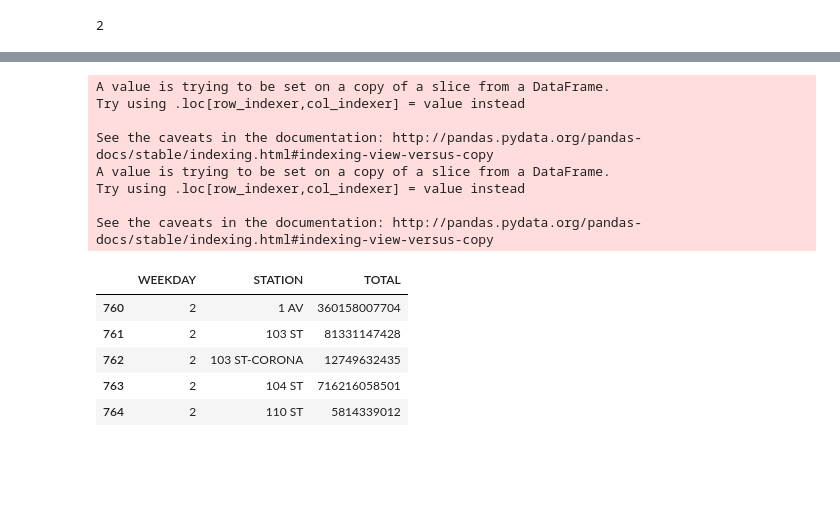
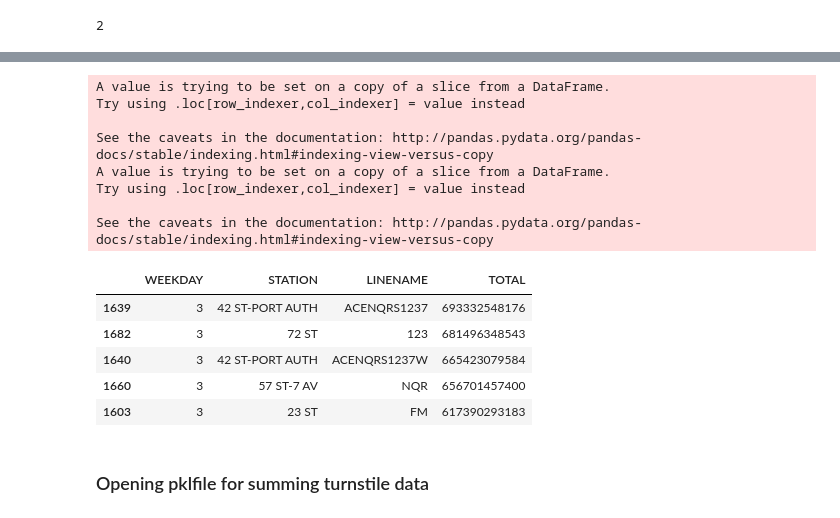
Before and after one commit to 1fmusic/MTABenson_metis, a Jupyter notebook: Project1_dfs_chris.ipynb, the cells around one changed output, grey strips where cells are left out. Cells and saved outputs as stored; diff of their text form; code cells hidden in the pictures; blank space fills up the shorter version.

```diff
--- a/Project1_dfs_chris.ipynb
+++ b/Project1_dfs_chris.ipynb
@@ -211,7 +189,7 @@ turnstile_df[(turnstile_df['LINENAME'] == 'FQ') & (turnstile_df['STATION'] == 'W
 | 2957623 | G015 | R312 | 01-06-01 | W 8 ST-AQUARIUM | FQ | BMT | 06/23/2017 | 20:00:00 | REGULAR | 450577 | 122878 | ... |
 5386 rows × 12 columns
 # %%
-turnstile_extract_data_df = turnstile_df[['DATE', 'STATION', 'SCP', 'TOTAL']]
+turnstile_extract_data_df = turnstile_df[['DATE', 'STATION', 'SCP', 'TOTAL', 'LINENAME']]
 # %%
 def find_busiest_stations(number, turnstile_df):
     """
@@ -424,29 +396,31 @@ turnstile_df.head()
 | 4 | A002 | R051 | 02-00-00 | 59 ST | NQR456 | BMT | 04/30/2016 | 16:00:00 | REGULAR | 5640454 | 1910197 | ... |
 # %%
 from datetime import datetime
-date = '09/20/2017'
+date = '09/21/2017'
 def select_stations(date, number_of_stations, turnstile_df):
     desired_date = datetime.strptime(date, '%m/%d/%Y').weekday()
-    turnstile_extract_data_df = turnstile_df[['DATE', 'STATION', 'SCP', 'TOTAL']]
+    turnstile_extract_data_df = turnstile_df[['DATE', 'STATION', 'SCP', 'TOTAL', 'LINENAME']]
     turnstile_extract_data_df['DATE'] = pd.to_datetime(turnstile_extract_data_df['DATE'], format='%m/%d/%Y')
     turnstile_extract_data_df['WEEKDAY'] = turnstile_extract_data_df['DATE'].dt.dayofweek
     sorted_df = turnstile_extract_data_df.sort_values(['WEEKDAY', 'TOTAL'], ascending=[True,False])
-    grouped_df = sorted_df.groupby(['WEEKDAY', 'STATION']).sum().reset_index()
+    grouped_df = sorted_df.groupby(['WEEKDAY', 'STATION', 'LINENAME']).sum().reset_index().sort_values(['TOTAL'], ascending=False)
     return grouped_df[grouped_df['WEEKDAY']==desired_date].iloc[:number_of_stations]
 
 select_stations(date, 5, turnstile_df)
 # %% [output]
 A value is trying to be set on a copy of a slice from a DataFrame.
 Try using .loc[row_indexer,col_indexer] = value instead
 
 See the caveats in the documentation: http://pandas.pydata.org/pandas-docs/stable/indexing.html#indexing-view-versus-copy
 A value is trying to be set on a copy of a slice from a DataFrame.
 Try using .loc[row_indexer,col_indexer] = value instead
 
 See the caveats in the documentation: http://pandas.pydata.org/pandas-docs/stable/indexing.html#indexing-view-versus-copy
-|  | WEEKDAY | STATION | TOTAL |
-| 760 | 2 | 1 AV | 360158007704 |
-| 761 | 2 | 103 ST | 81331147428 |
-| 762 | 2 | 103 ST-CORONA | 12749632435 |
-| 763 | 2 | 104 ST | 716216058501 |
-| 764 | 2 | 110 ST | 5814339012 |
+|  | WEEKDAY | STATION | LINENAME | TOTAL |
+| 1639 | 3 | 42 ST-PORT AUTH | ACENQRS1237 | 693332548176 |
+| 1682 | 3 | 72 ST | 123 | 681496348543 |
+| 1640 | 3 | 42 ST-PORT AUTH | ACENQRS1237W | 665423079584 |
+| 1660 | 3 | 57 ST-7 AV | NQR | 656701457400 |
+| 1603 | 3 | 23 ST | FM | 617390293183 |
+# %% [markdown]
+### Opening pklfile for summing turnstile data
```
Also changed, not shown: parts of 50 cells of this notebook.
